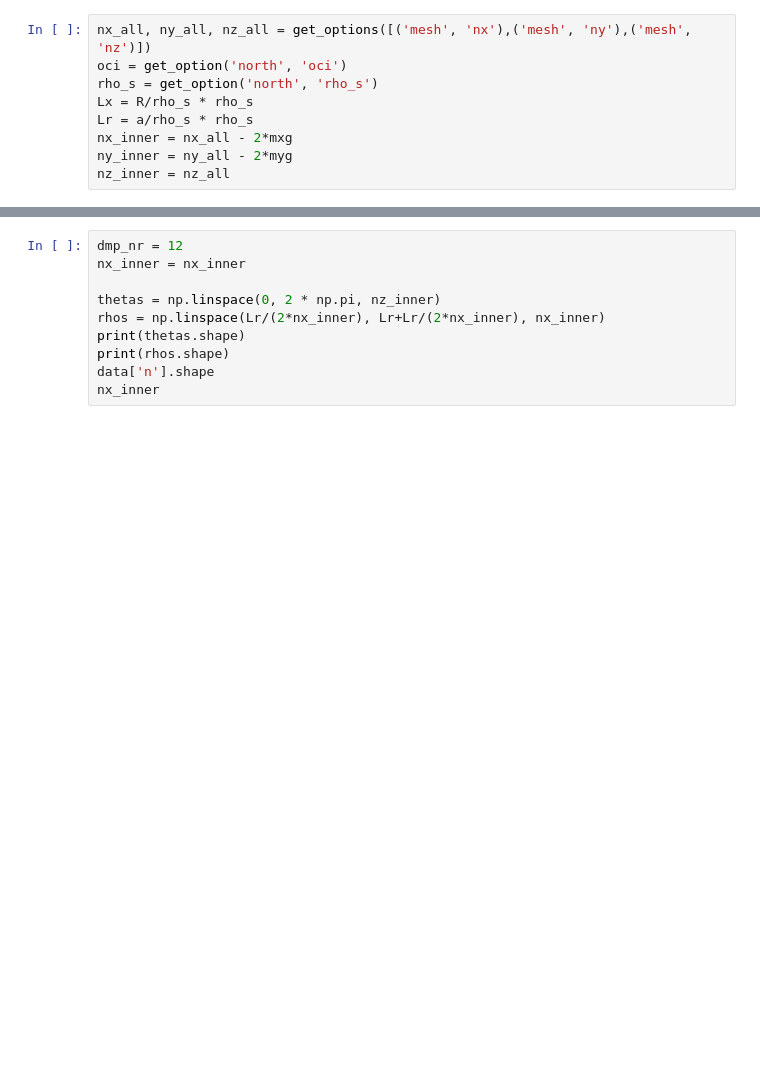
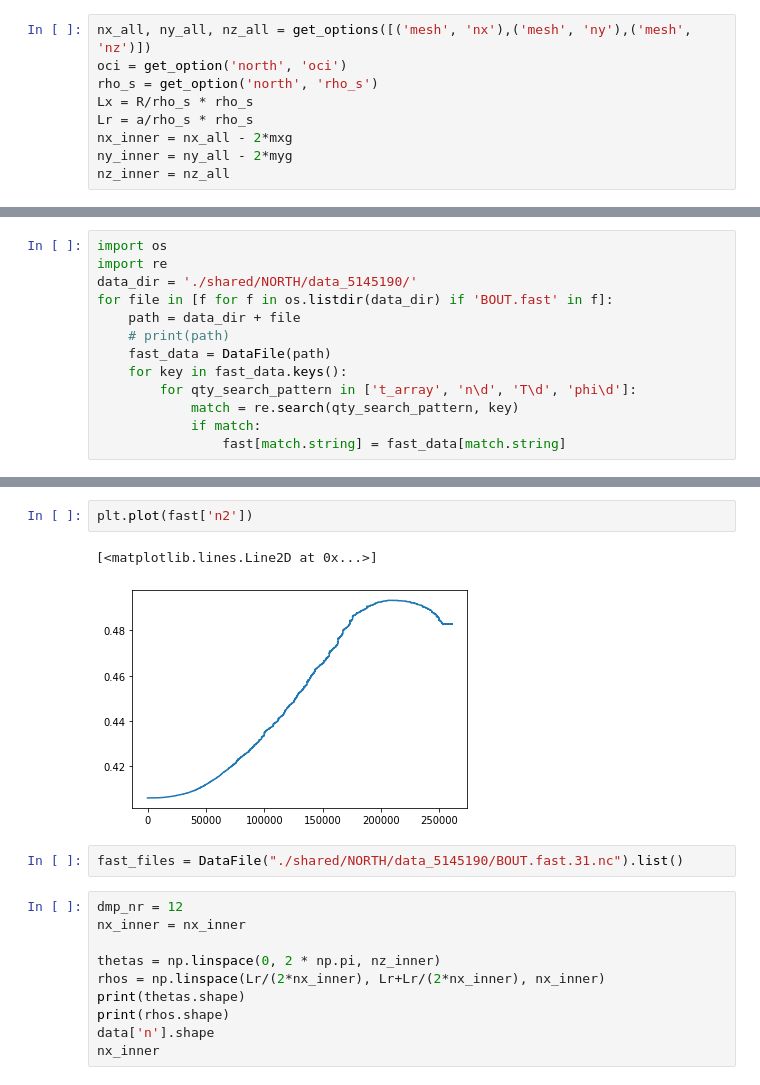
Before and after one commit to runehoejlund/north-simulation, a Jupyter notebook: data_analysis_Asbjorn.ipynb, the cells around one changed output, grey strips where cells are left out. Saved outputs shown, nothing was run; the diff lists cells and outputs as text; blank space fills up the shorter version.

```diff
--- a/data_analysis_Asbjorn.ipynb
+++ b/data_analysis_Asbjorn.ipynb
@@ -95,0 +116,13 @@ fast_files = DataFile("./shared/NORTH/data copy 9/BOUT.fast.1.nc").list()
+# %%
+import os
+import re
+data_dir = './shared/NORTH/data_5145190/'
+for file in [f for f in os.listdir(data_dir) if 'BOUT.fast' in f]:
+    path = data_dir + file
+    # print(path)
+    fast_data = DataFile(path)
+    for key in fast_data.keys():
+        for qty_search_pattern in ['t_array', 'n\d', 'T\d', 'phi\d']:
+            match = re.search(qty_search_pattern, key)
+            if match:
+                fast[match.string] = fast_data[match.string]
@@ -96,3 +149,10 @@ fast_files = DataFile("./shared/NORTH/data copy 9/BOUT.fast.1.nc").list()
+# %%
+plt.plot(fast['n2'])
+# %% [output]
+[<matplotlib.lines.Line2D at 0x...>]
+[figure, added]
+# %%
+fast_files = DataFile("./shared/NORTH/data_5145190/BOUT.fast.31.nc").list()
 # %%
 dmp_nr = 12
 nx_inner = nx_inner
```
Also changed, not shown: parts of 14 cells of this notebook, 1 other file.
